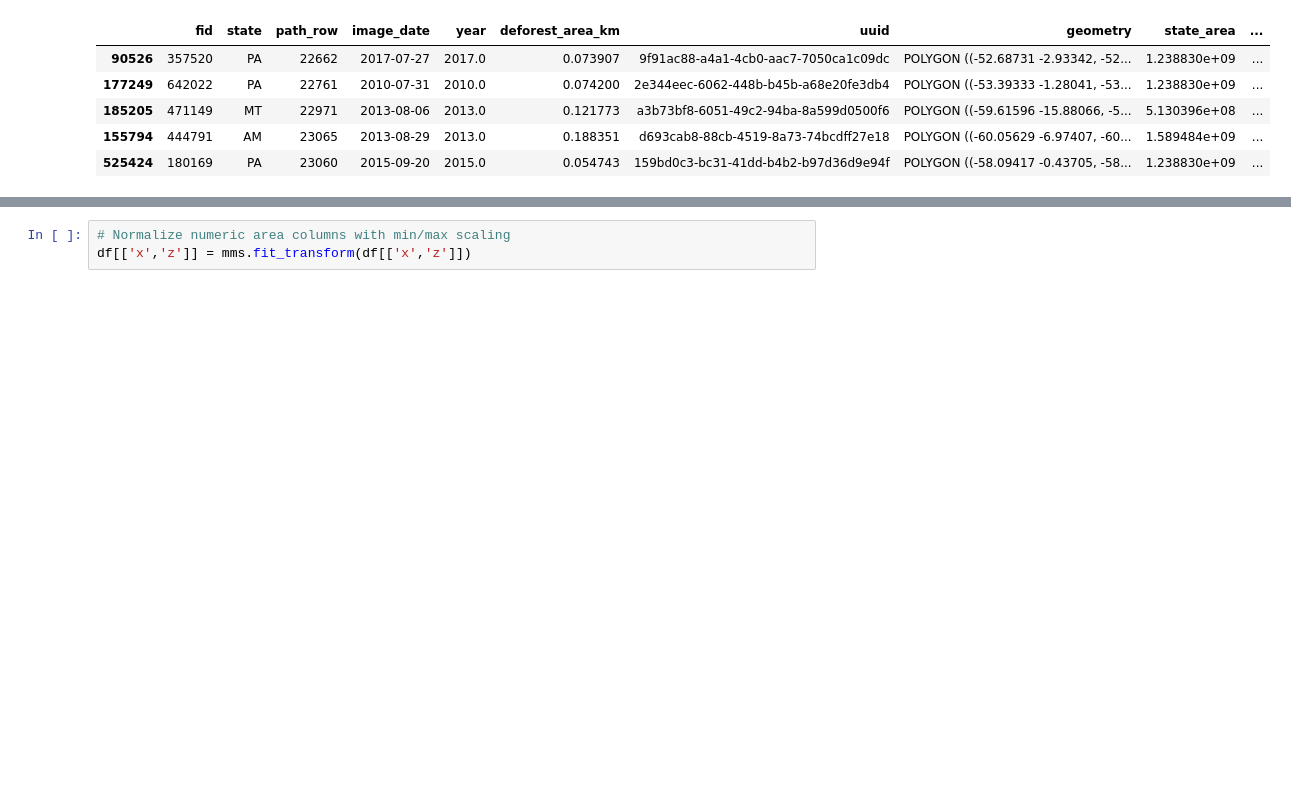
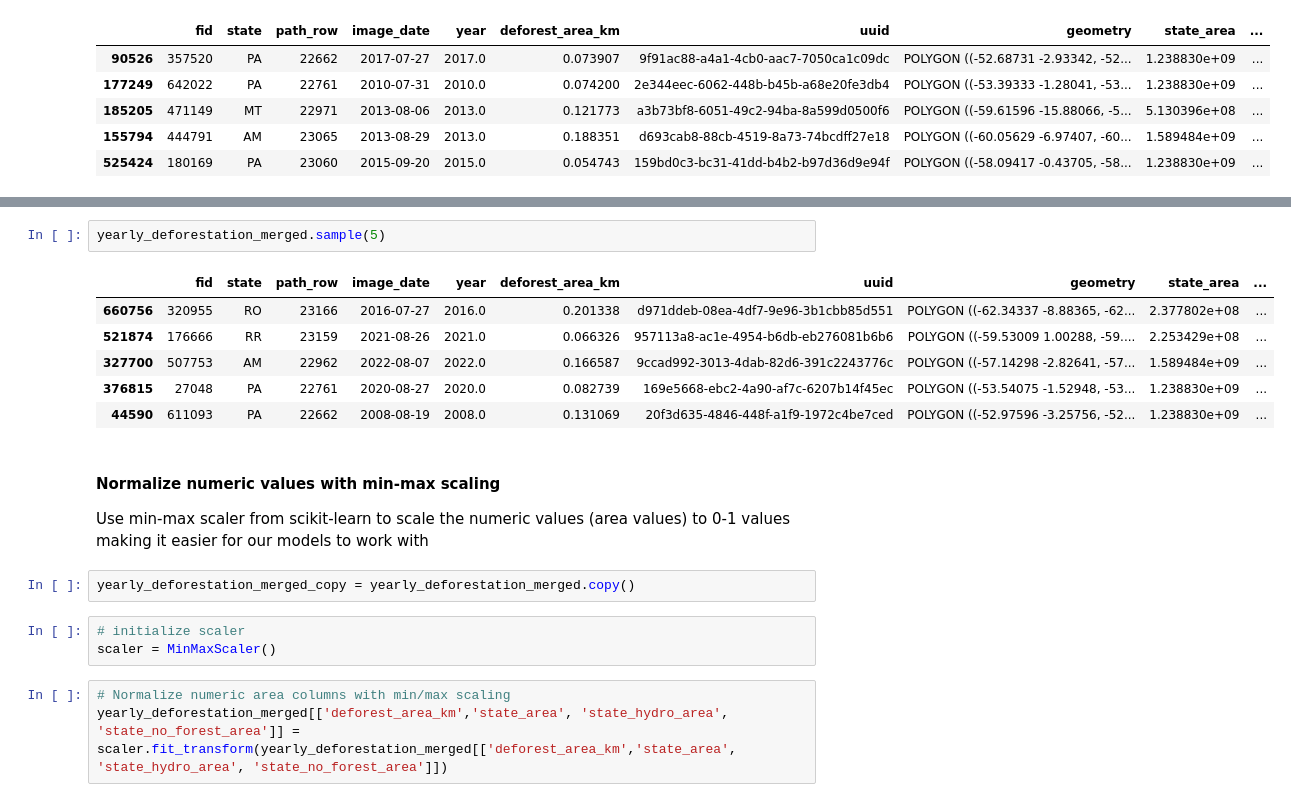
Before and after one commit to t4ai/amazon-deforestation-forecasting, a Jupyter notebook: amazon-deforestation-forecasting.ipynb, the cells around one changed output, grey strips where cells are left out. Saved outputs shown, nothing was run; the diff lists cells and outputs as text; blank space fills up the shorter version.

```diff
--- a/amazon-deforestation-forecasting.ipynb
+++ b/amazon-deforestation-forecasting.ipynb
@@ -431,3 +438,20 @@ geo_states_amazon_biome
+# %%
+yearly_deforestation_merged.sample(5)
+# %% [output]
+|  | fid | state | path_row | image_date | year | deforest_area_km | uuid | geometry | state_area | ... |
+| 660756 | 320955 | RO | 23166 | 2016-07-27 | 2016.0 | 0.201338 | d971ddeb-08ea-4df7-9e96-3b1cbb85d551 | POLYGON ((-62.34337 -8.88365, -62... | 2.377802e+08 | ... |
+| 521874 | 176666 | RR | 23159 | 2021-08-26 | 2021.0 | 0.066326 | 957113a8-ac1e-4954-b6db-eb276081b6b6 | POLYGON ((-59.53009 1.00288, -59.... | 2.253429e+08 | ... |
+| 327700 | 507753 | AM | 22962 | 2022-08-07 | 2022.0 | 0.166587 | 9ccad992-3013-4dab-82d6-391c2243776c | POLYGON ((-57.14298 -2.82641, -57... | 1.589484e+09 | ... |
+| 376815 | 27048 | PA | 22761 | 2020-08-27 | 2020.0 | 0.082739 | 169e5668-ebc2-4a90-af7c-6207b14f45ec | POLYGON ((-53.54075 -1.52948, -53... | 1.238830e+09 | ... |
+| 44590 | 611093 | PA | 22662 | 2008-08-19 | 2008.0 | 0.131069 | 20f3d635-4846-448f-a1f9-1972c4be7ced | POLYGON ((-52.97596 -3.25756, -52... | 1.238830e+09 | ... |
+# %% [markdown]
+#### Normalize numeric values with min-max scaling
+Use min-max scaler from scikit-learn to scale the numeric values (area values) to 0-1 values making it easier for our models to work with
+# %%
+yearly_deforestation_merged_copy = yearly_deforestation_merged.copy()
+# %%
+# initialize scaler
+scaler = MinMaxScaler()
 # %%
 # Normalize numeric area columns with min/max scaling
-df[['x','z']] = mms.fit_transform(df[['x','z']])
+yearly_deforestation_merged[['deforest_area_km','state_area', 'state_hydro_area', 'state_no_forest_area']] = scaler.fit_transform(yearly_deforestation_merged[['deforest_area_km','state_area', 'state_hydro_area', 'state_no_forest_area']])
```
Also changed, not shown: parts of 6 cells of this notebook.
